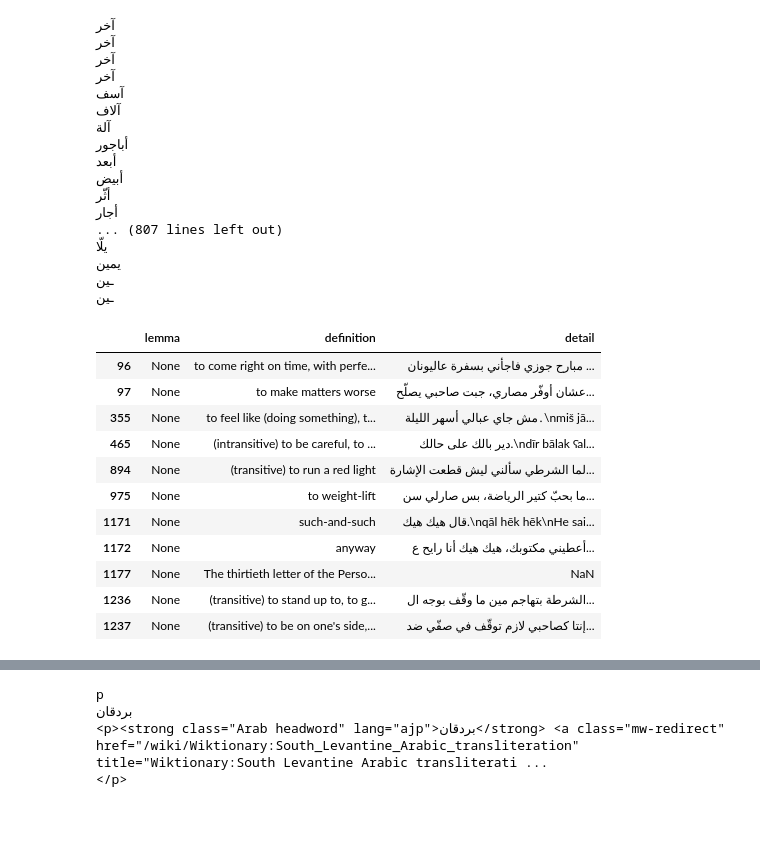
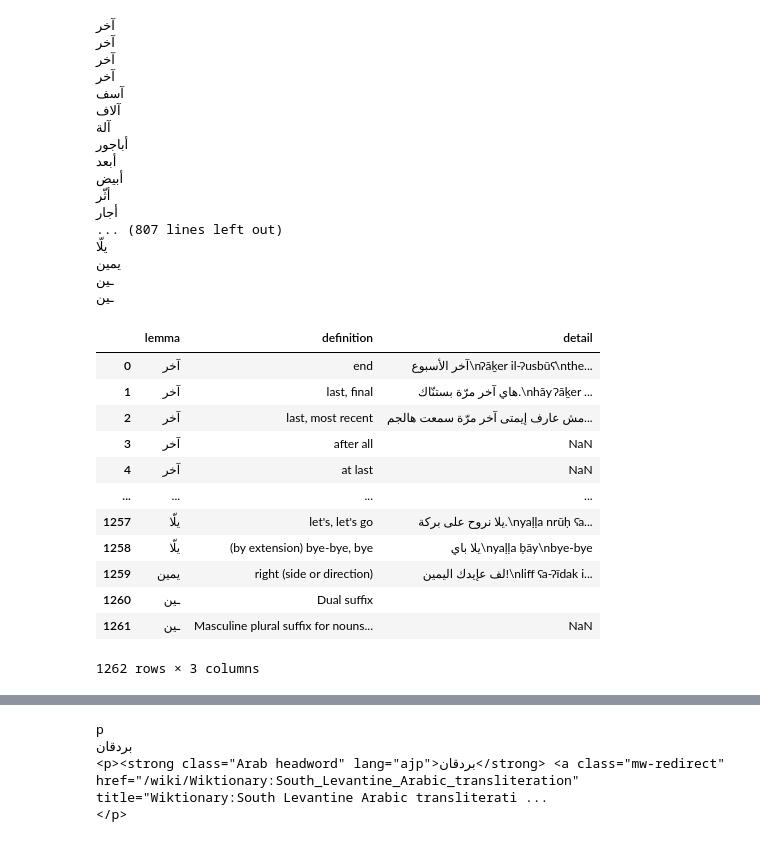
Before and after one commit to kebuhcah/viet-wiktionary-scrape, a Jupyter notebook: sandbox.ipynb, the cells around one changed output, grey strips where cells are left out. Saved outputs shown, nothing was run; the diff lists cells and outputs as text; code cells hidden in the pictures.

Commit message:
fix headword extraction logic to handle tags inside <strong> element

```diff
--- a/sandbox.ipynb
+++ b/sandbox.ipynb
@@ -75,7 +75,7 @@ def get_headwords(soup, language="Levantine_Arabic"):
     return soup.select(f'div#bodyContent h2:has(span[id$="{language}"]) ~ p:has(.headword)')
 
 def get_definitions(headword):
-    lemma = headword.strong.string
+    lemma = headword.strong.get_text()
     print(lemma)
 
     def_ol = headword.find_next_sibling('ol')
@@ -116,21 +116,22 @@ Definitions = pd.DataFrame([definition for path in lemmas.href.values for hw in
 ـين
 # %%
 Definitions.set_index('lemma').join(lemmas.set_index('title')).reset_index().to_csv('data/South_Levantine_Arabic_terms_with_usage_examples.csv')
-# %%
-Definitions[Definitions.lemma.isnull()]
-# %% [output]
-|  | lemma | definition | detail |
-| 96 | None | to come right on time, with perfe... | مبارح جوزي فاجأني بسفرة عاليونان ... |
-| 97 | None | to make matters worse | عشان أوفّر مصاري، جبت صاحبي يصلّح... |
-| 355 | None | to feel like (doing something), t... | مش جاي عبالي أسهر الليلة․\nmiš jā... |
-| 465 | None | (intransitive) to be careful, to ... | دير بالك على حالك.\ndīr bālak ʕal... |
-| 894 | None | (transitive) to run a red light | لما الشرطي سألني ليش قطعت الإشارة... |
-| 975 | None | to weight-lift | ما بحبّ كتير الرياضة، بس صارلي سن... |
-| 1171 | None | such-and-such | قال هيك هيك.\nqāl hēk hēk\nHe sai... |
-| 1172 | None | anyway | أعطيني مكتوبك، هيك هيك أنا رايح ع... |
-| 1177 | None | The thirtieth letter of the Perso... | NaN |
-| 1236 | None | (transitive) to stand up to, to g... | الشرطة بتهاجم مين ما وقّف بوجه ال... |
-| 1237 | None | (transitive) to be on one's side,... | إنتا كصاحبي لازم توقّف في صفّي ضد... |
+# %%
+Definitions
+# %% [output]
+|  | lemma | definition | detail |
+| 0 | آخر | end | آخر الأسبوع\nʔāḵer il-ʔusbūʕ\nthe... |
+| 1 | آخر | last, final | هاي آخر مرّة بستنّاك.\nhāy ʔāḵer ... |
+| 2 | آخر | last, most recent | مش عارف إيمتى آخر مرّة سمعت هالجم... |
+| 3 | آخر | after all | NaN |
+| 4 | آخر | at last | NaN |
+| ... | ... | ... | ... |
+| 1257 | يلّا | let's, let's go | يلا نروح على بركة.\nyaḷḷa nrūḥ ʕa... |
+| 1258 | يلّا | (by extension) bye-bye, bye | يلا باي\nyaḷḷa ḅāy\nbye-bye |
+| 1259 | يمين | right (side or direction) | لف عإيدك اليمين!\nliff ʕa-ʔīdak i... |
+| 1260 | ـين | Dual suffix |  |
+| 1261 | ـين | Masculine plural suffix for nouns... | NaN |
+1262 rows × 3 columns
 # %%
 pd.DataFrame([definition for soup in soups.values() for hw in get_headwords(soup) for definition in get_definitions(hw)])
 # %% [output]
```
Also changed, not shown: parts of 1 cell of this notebook, 1 other file.
